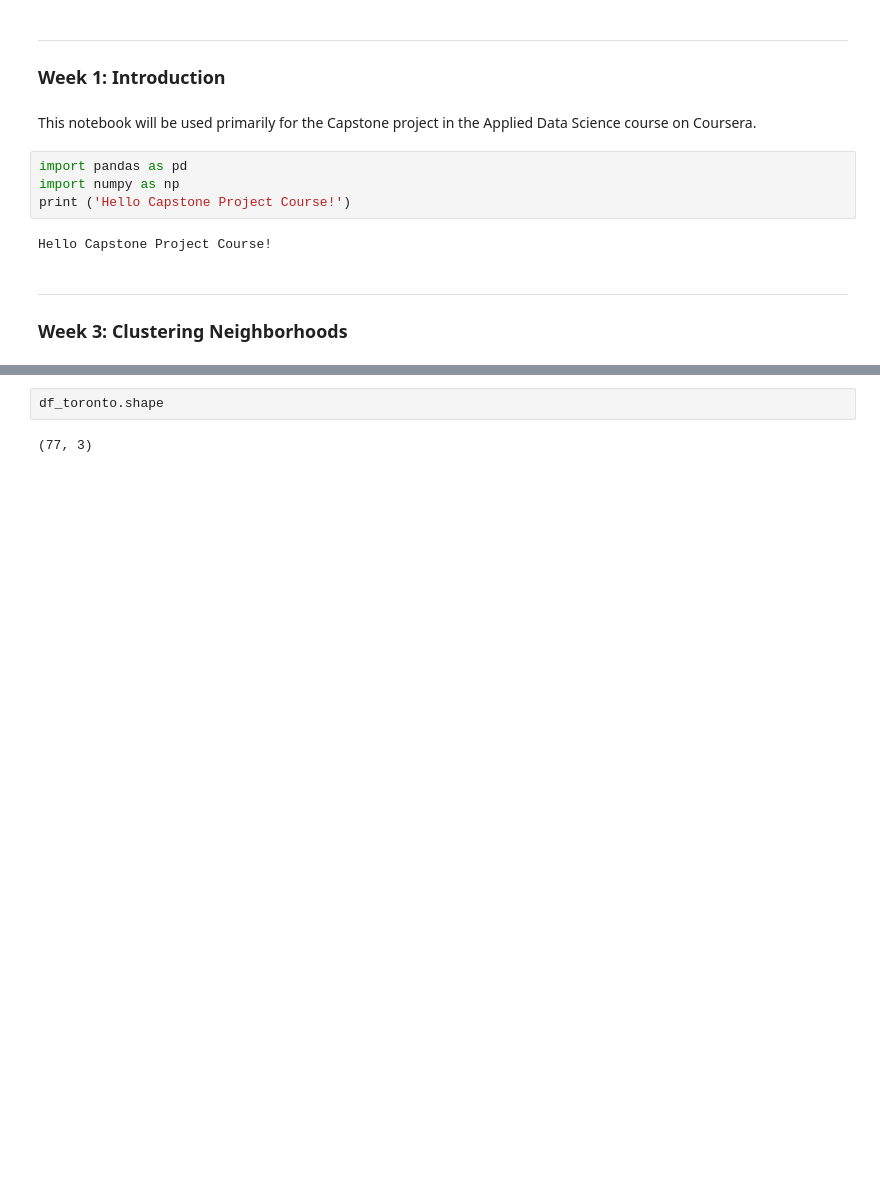
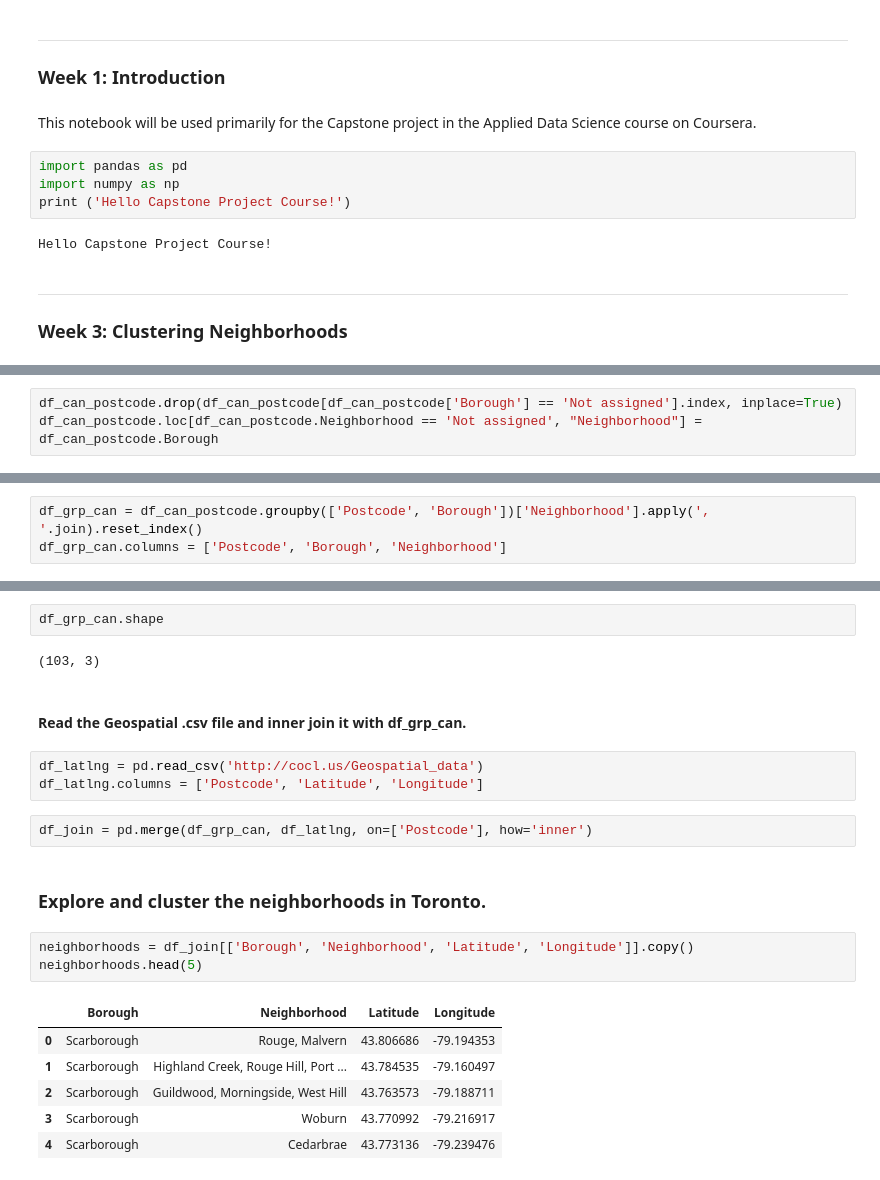
Before and after one commit to cassmtz/Coursera_capstone, a Jupyter notebook: Capstone Project Notebook_wk3.ipynb, the cells around one changed output, grey strips where cells are left out. Drawn from its saved outputs; the diff is of its cells as text; blank space fills up the shorter version.

```diff
--- a/Capstone Project Notebook_wk3.ipynb
+++ b/Capstone Project Notebook_wk3.ipynb
@@ -137,0 +80,3 @@ df_toronto.head(12)
+# %%
+df_can_postcode.drop(df_can_postcode[df_can_postcode['Borough'] == 'Not assigned'].index, inplace=True)
+df_can_postcode.loc[df_can_postcode.Neighborhood == 'Not assigned', "Neighborhood"] = df_can_postcode.Borough
@@ -137,0 +85,3 @@ df_toronto.head(12)
+# %%
+df_grp_can = df_can_postcode.groupby(['Postcode', 'Borough'])['Neighborhood'].apply(', '.join).reset_index()
+df_grp_can.columns = ['Postcode', 'Borough', 'Neighborhood']
@@ -138,4 +97,23 @@ df_toronto.head(12)
 # %%
-df_toronto.shape
+df_grp_can.shape
 # %% [output]
-(77, 3)
+(103, 3)
+# %% [markdown]
+#### Read the Geospatial .csv file and inner join it with df_grp_can.
+# %%
+df_latlng = pd.read_csv('http://cocl.us/Geospatial_data')
+df_latlng.columns = ['Postcode', 'Latitude', 'Longitude']
+# %%
+df_join = pd.merge(df_grp_can, df_latlng, on=['Postcode'], how='inner')
+# %% [markdown]
+### Explore and cluster the neighborhoods in Toronto.
+# %%
+neighborhoods = df_join[['Borough', 'Neighborhood', 'Latitude', 'Longitude']].copy()
+neighborhoods.head(5)
+# %% [output]
+|  | Borough | Neighborhood | Latitude | Longitude |
+| 0 | Scarborough | Rouge, Malvern | 43.806686 | -79.194353 |
+| 1 | Scarborough | Highland Creek, Rouge Hill, Port ... | 43.784535 | -79.160497 |
+| 2 | Scarborough | Guildwood, Morningside, West Hill | 43.763573 | -79.188711 |
+| 3 | Scarborough | Woburn | 43.770992 | -79.216917 |
+| 4 | Scarborough | Cedarbrae | 43.773136 | -79.239476 |
```
Also changed, not shown: parts of 21 cells of this notebook.
